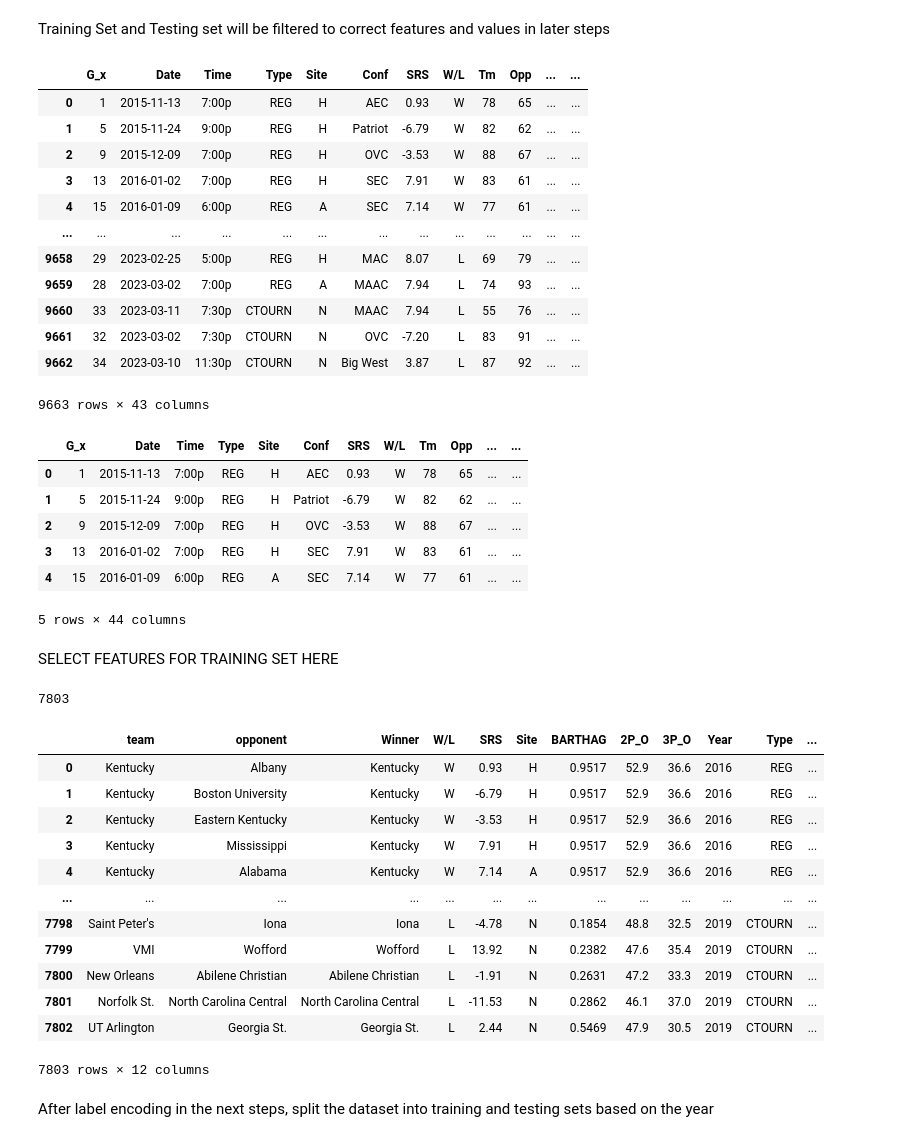
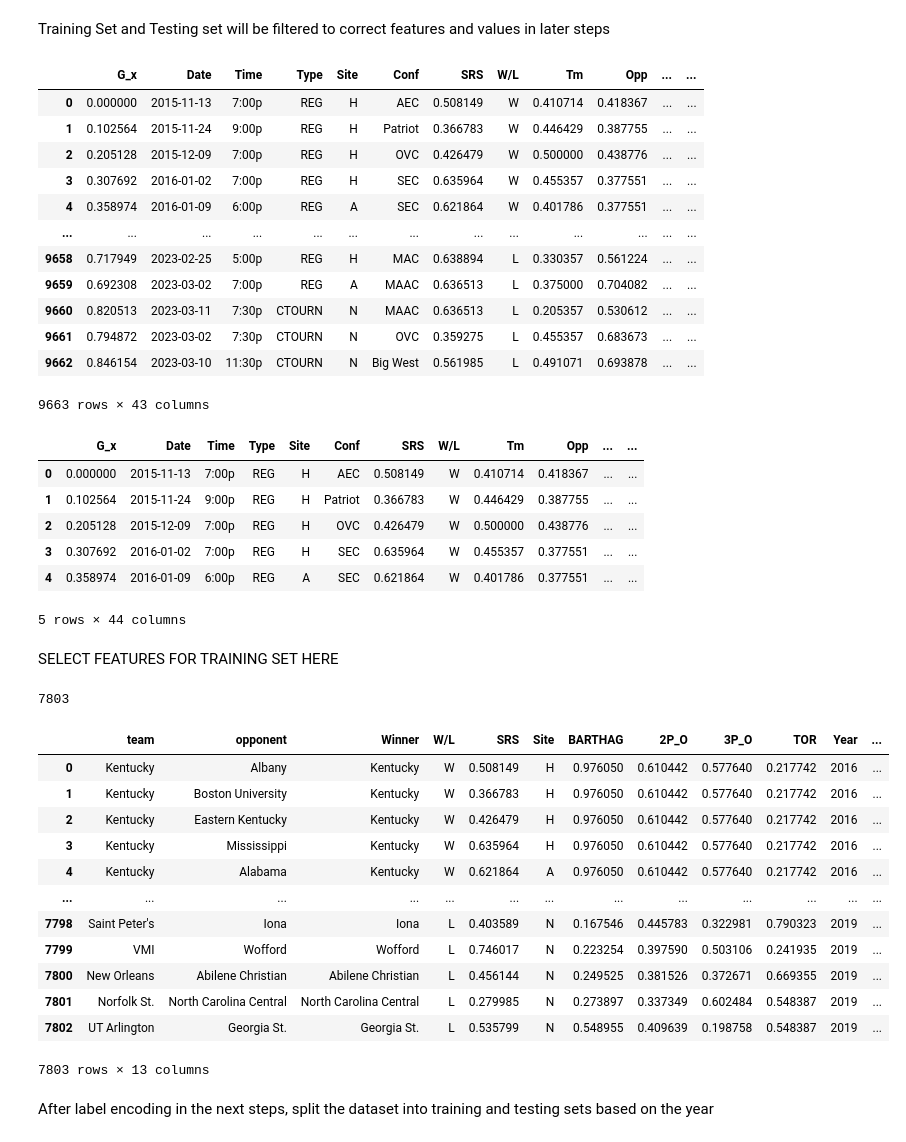
Before and after one commit to ktian9/svm-cs490, a Jupyter notebook: svm_notebook_v2.ipynb, the cells around one changed output. Cells and saved outputs as stored; diff of their text form; code cells hidden in the pictures.

```diff
--- a/svm_notebook_v2.ipynb
+++ b/svm_notebook_v2.ipynb
@@ -48,0 +47,15 @@ merged
+# %%
+merged = df.merge(team_stats, left_on=['team', 'Year'], right_on=['TEAM', 'Year'])
+
+years = merged["Year"]
+
+from sklearn.preprocessing import MinMaxScaler
+num_cols = merged.select_dtypes(include=['int', 'float']).columns
+scaler = MinMaxScaler()
+
+# normalize the numerical columns
+merged[num_cols] = scaler.fit_transform(merged[num_cols])
+
+merged["Year"] = years
+
+merged
@@ -53,17 +80,17 @@ training_set = merged
 training_set
 # %% [output]
 |  | G_x | Date | Time | Type | Site | Conf | SRS | W/L | Tm | Opp | ... | ... |
-| 0 | 1 | 2015-11-13 | 7:00p | REG | H | AEC | 0.93 | W | 78 | 65 | ... | ... |
-| 1 | 5 | 2015-11-24 | 9:00p | REG | H | Patriot | -6.79 | W | 82 | 62 | ... | ... |
-| 2 | 9 | 2015-12-09 | 7:00p | REG | H | OVC | -3.53 | W | 88 | 67 | ... | ... |
-| 3 | 13 | 2016-01-02 | 7:00p | REG | H | SEC | 7.91 | W | 83 | 61 | ... | ... |
-| 4 | 15 | 2016-01-09 | 6:00p | REG | A | SEC | 7.14 | W | 77 | 61 | ... | ... |
+| 0 | 0.000000 | 2015-11-13 | 7:00p | REG | H | AEC | 0.508149 | W | 0.410714 | 0.418367 | ... | ... |
+| 1 | 0.102564 | 2015-11-24 | 9:00p | REG | H | Patriot | 0.366783 | W | 0.446429 | 0.387755 | ... | ... |
+| 2 | 0.205128 | 2015-12-09 | 7:00p | REG | H | OVC | 0.426479 | W | 0.500000 | 0.438776 | ... | ... |
+| 3 | 0.307692 | 2016-01-02 | 7:00p | REG | H | SEC | 0.635964 | W | 0.455357 | 0.377551 | ... | ... |
+| 4 | 0.358974 | 2016-01-09 | 6:00p | REG | A | SEC | 0.621864 | W | 0.401786 | 0.377551 | ... | ... |
 | ... | ... | ... | ... | ... | ... | ... | ... | ... | ... | ... | ... | ... |
-| 9658 | 29 | 2023-02-25 | 5:00p | REG | H | MAC | 8.07 | L | 69 | 79 | ... | ... |
-| 9659 | 28 | 2023-03-02 | 7:00p | REG | A | MAAC | 7.94 | L | 74 | 93 | ... | ... |
-| 9660 | 33 | 2023-03-11 | 7:30p | CTOURN | N | MAAC | 7.94 | L | 55 | 76 | ... | ... |
-| 9661 | 32 | 2023-03-02 | 7:30p | CTOURN | N | OVC | -7.20 | L | 83 | 91 | ... | ... |
-| 9662 | 34 | 2023-03-10 | 11:30p | CTOURN | N | Big West | 3.87 | L | 87 | 92 | ... | ... |
+| 9658 | 0.717949 | 2023-02-25 | 5:00p | REG | H | MAC | 0.638894 | L | 0.330357 | 0.561224 | ... | ... |
+| 9659 | 0.692308 | 2023-03-02 | 7:00p | REG | A | MAAC | 0.636513 | L | 0.375000 | 0.704082 | ... | ... |
+| 9660 | 0.820513 | 2023-03-11 | 7:30p | CTOURN | N | MAAC | 0.636513 | L | 0.205357 | 0.530612 | ... | ... |
+| 9661 | 0.794872 | 2023-03-02 | 7:30p | CTOURN | N | OVC | 0.359275 | L | 0.455357 | 0.683673 | ... | ... |
+| 9662 | 0.846154 | 2023-03-10 | 11:30p | CTOURN | N | Big West | 0.561985 | L | 0.491071 | 0.693878 | ... | ... |
 9663 rows × 43 columns
 # %%
 #test = df
@@ -71,38 +98,38 @@ training_set["Winner"] = np.where(training_set['W/L'] == 'W', training_set['team
 training_set.head()
 # %% [output]
 |  | G_x | Date | Time | Type | Site | Conf | SRS | W/L | Tm | Opp | ... | ... |
-| 0 | 1 | 2015-11-13 | 7:00p | REG | H | AEC | 0.93 | W | 78 | 65 | ... | ... |
-| 1 | 5 | 2015-11-24 | 9:00p | REG | H | Patriot | -6.79 | W | 82 | 62 | ... | ... |
-| 2 | 9 | 2015-12-09 | 7:00p | REG | H | OVC | -3.53 | W | 88 | 67 | ... | ... |
-| 3 | 13 | 2016-01-02 | 7:00p | REG | H | SEC | 7.91 | W | 83 | 61 | ... | ... |
-| 4 | 15 | 2016-01-09 | 6:00p | REG | A | SEC | 7.14 | W | 77 | 61 | ... | ... |
+| 0 | 0.000000 | 2015-11-13 | 7:00p | REG | H | AEC | 0.508149 | W | 0.410714 | 0.418367 | ... | ... |
+| 1 | 0.102564 | 2015-11-24 | 9:00p | REG | H | Patriot | 0.366783 | W | 0.446429 | 0.387755 | ... | ... |
+| 2 | 0.205128 | 2015-12-09 | 7:00p | REG | H | OVC | 0.426479 | W | 0.500000 | 0.438776 | ... | ... |
+| 3 | 0.307692 | 2016-01-02 | 7:00p | REG | H | SEC | 0.635964 | W | 0.455357 | 0.377551 | ... | ... |
+| 4 | 0.358974 | 2016-01-09 | 6:00p | REG | A | SEC | 0.621864 | W | 0.401786 | 0.377551 | ... | ... |
 5 rows × 44 columns
 # %% [markdown]
 SELECT FEATURES FOR TRAINING SET HERE
 # %%
-training_set = training_set[['team', 'opponent', "Winner", "W/L", "SRS", 'Site',"BARTHAG" ,"2P_O", "3P_O" ,"Year", "Type", "Date"]]
+training_set = training_set[['team', 'opponent', "Winner", "W/L", "SRS", 'Site',"BARTHAG" ,"2P_O", "3P_O" ,"TOR", "Year", "Type", "Date"]]
 training_set = training_set.dropna() #SVM CANNOT BE TRAINED ON NA DATA
 
 print(len(training_set))
 training_set.head()
 training_set.reset_index(drop=True, inplace=True)
 save = training_set.copy()
 save
 # %% [output]
 7803
-|  | team | opponent | Winner | W/L | SRS | Site | BARTHAG | 2P_O | 3P_O | Year | Type | ... |
-| 0 | Kentucky | Albany | Kentucky | W | 0.93 | H | 0.9517 | 52.9 | 36.6 | 2016 | REG | ... |
-| 1 | Kentucky | Boston University | Kentucky | W | -6.79 | H | 0.9517 | 52.9 | 36.6 | 2016 | REG | ... |
-| 2 | Kentucky | Eastern Kentucky | Kentucky | W | -3.53 | H | 0.9517 | 52.9 | 36.6 | 2016 | REG | ... |
-| 3 | Kentucky | Mississippi | Kentucky | W | 7.91 | H | 0.9517 | 52.9 | 36.6 | 2016 | REG | ... |
-| 4 | Kentucky | Alabama | Kentucky | W | 7.14 | A | 0.9517 | 52.9 | 36.6 | 2016 | REG | ... |
+|  | team | opponent | Winner | W/L | SRS | Site | BARTHAG | 2P_O | 3P_O | TOR | Year | ... |
+| 0 | Kentucky | Albany | Kentucky | W | 0.508149 | H | 0.976050 | 0.610442 | 0.577640 | 0.217742 | 2016 | ... |
+| 1 | Kentucky | Boston University | Kentucky | W | 0.366783 | H | 0.976050 | 0.610442 | 0.577640 | 0.217742 | 2016 | ... |
+| 2 | Kentucky | Eastern Kentucky | Kentucky | W | 0.426479 | H | 0.976050 | 0.610442 | 0.577640 | 0.217742 | 2016 | ... |
+| 3 | Kentucky | Mississippi | Kentucky | W | 0.635964 | H | 0.976050 | 0.610442 | 0.577640 | 0.217742 | 2016 | ... |
+| 4 | Kentucky | Alabama | Kentucky | W | 0.621864 | A | 0.976050 | 0.610442 | 0.577640 | 0.217742 | 2016 | ... |
 | ... | ... | ... | ... | ... | ... | ... | ... | ... | ... | ... | ... | ... |
-| 7798 | Saint Peter's | Iona | Iona | L | -4.78 | N | 0.1854 | 48.8 | 32.5 | 2019 | CTOURN | ... |
-| 7799 | VMI | Wofford | Wofford | L | 13.92 | N | 0.2382 | 47.6 | 35.4 | 2019 | CTOURN | ... |
-| 7800 | New Orleans | Abilene Christian | Abilene Christian | L | -1.91 | N | 0.2631 | 47.2 | 33.3 | 2019 | CTOURN | ... |
-| 7801 | Norfolk St. | North Carolina Central | North Carolina Central | L | -11.53 | N | 0.2862 | 46.1 | 37.0 | 2019 | CTOURN | ... |
-| 7802 | UT Arlington | Georgia St. | Georgia St. | L | 2.44 | N | 0.5469 | 47.9 | 30.5 | 2019 | CTOURN | ... |
+| 7798 | Saint Peter's | Iona | Iona | L | 0.403589 | N | 0.167546 | 0.445783 | 0.322981 | 0.790323 | 2019 | ... |
+| 7799 | VMI | Wofford | Wofford | L | 0.746017 | N | 0.223254 | 0.397590 | 0.503106 | 0.241935 | 2019 | ... |
+| 7800 | New Orleans | Abilene Christian | Abilene Christian | L | 0.456144 | N | 0.249525 | 0.381526 | 0.372671 | 0.669355 | 2019 | ... |
+| 7801 | Norfolk St. | North Carolina Central | North Carolina Central | L | 0.279985 | N | 0.273897 | 0.337349 | 0.602484 | 0.548387 | 2019 | ... |
+| 7802 | UT Arlington | Georgia St. | Georgia St. | L | 0.535799 | N | 0.548955 | 0.409639 | 0.198758 | 0.548387 | 2019 | ... |
-7803 rows × 12 columns
+7803 rows × 13 columns
 # %% [markdown]
 After label encoding in the next steps, split the dataset into training and testing sets based on the year
 # %%
```
Also changed, not shown: parts of 18 cells of this notebook.
